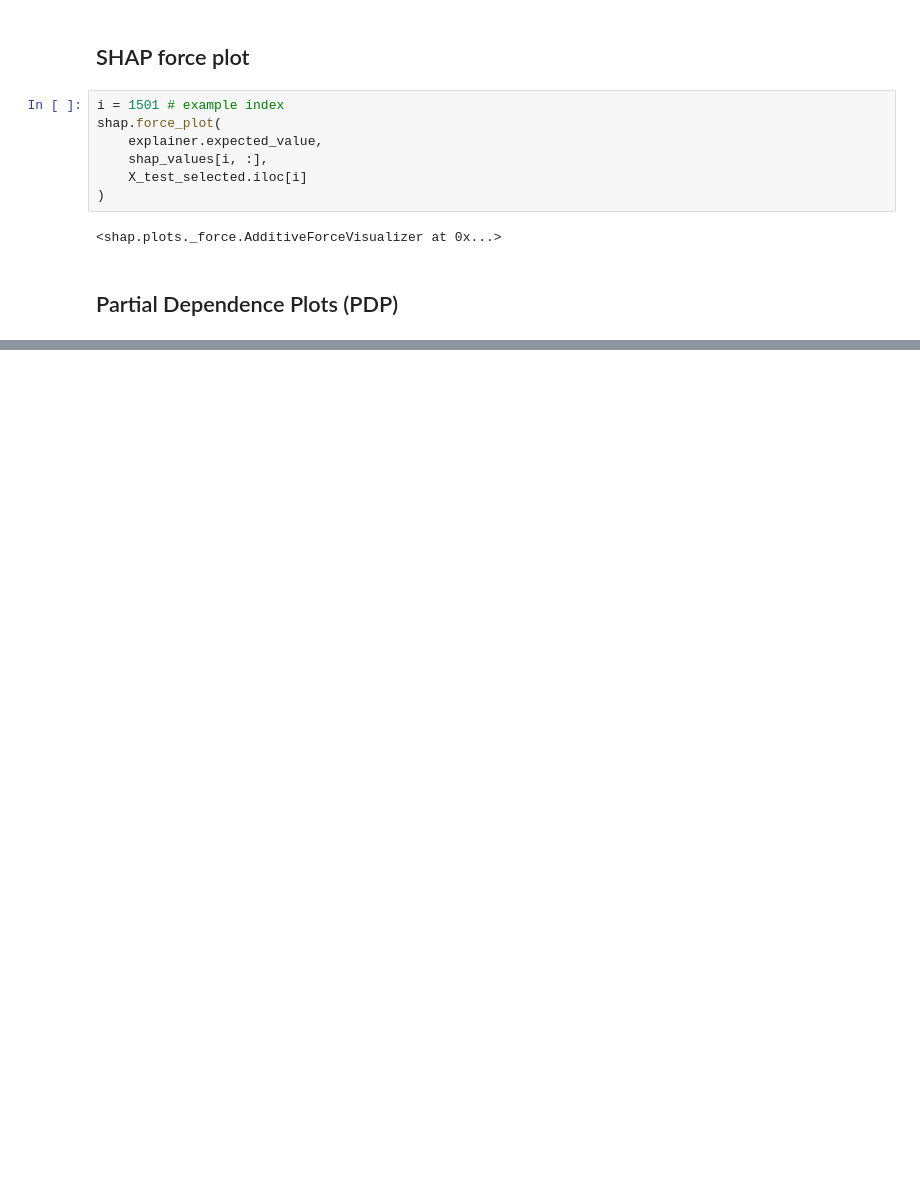
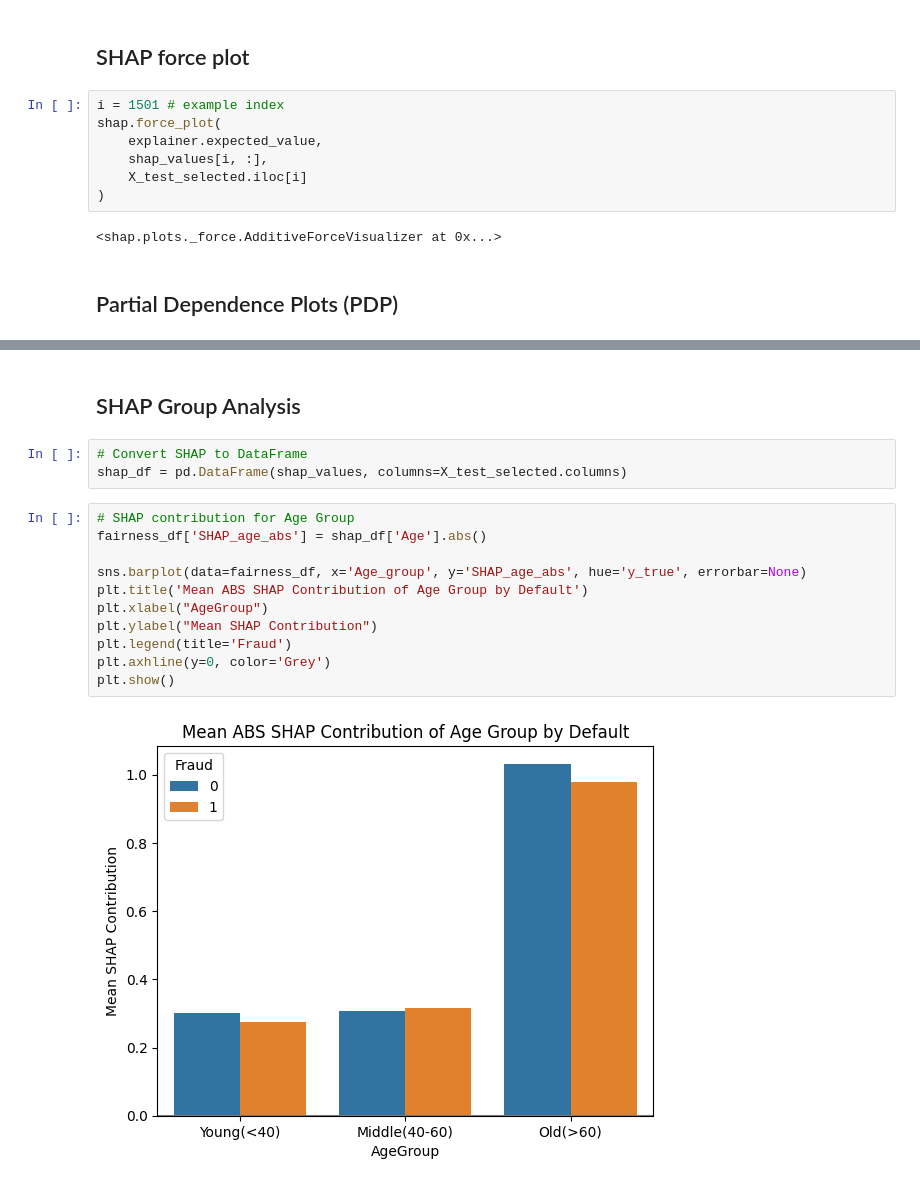
Before and after one commit to enxinn/DSA4263_VehicleInsuranceFraud, a Jupyter notebook: src/Lightgbm (Final model eval & model explainability).ipynb, the cells around one changed output, grey strips where cells are left out. Drawn from its saved outputs; the diff is of its cells as text; blank space fills up the shorter version.

```diff
--- a/src/Lightgbm (Final model eval & model explainability).ipynb
+++ b/src/Lightgbm (Final model eval & model explainability).ipynb
@@ -198,0 +293,18 @@ plt.show()
+# %% [markdown]
+## SHAP Group Analysis
+# %%
+# Convert SHAP to DataFrame
+shap_df = pd.DataFrame(shap_values, columns=X_test_selected.columns)
+# %%
+# SHAP contribution for Age Group
+fairness_df['SHAP_age_abs'] = shap_df['Age'].abs()
+
+sns.barplot(data=fairness_df, x='Age_group', y='SHAP_age_abs', hue='y_true', errorbar=None)
+plt.title('Mean ABS SHAP Contribution of Age Group by Default')
+plt.xlabel("AgeGroup")
+plt.ylabel("Mean SHAP Contribution")
+plt.legend(title='Fraud')
+plt.axhline(y=0, color='Grey')
+plt.show()
+# %% [output]
+[figure, added]
```
Also changed, not shown: parts of 10 cells of this notebook.
